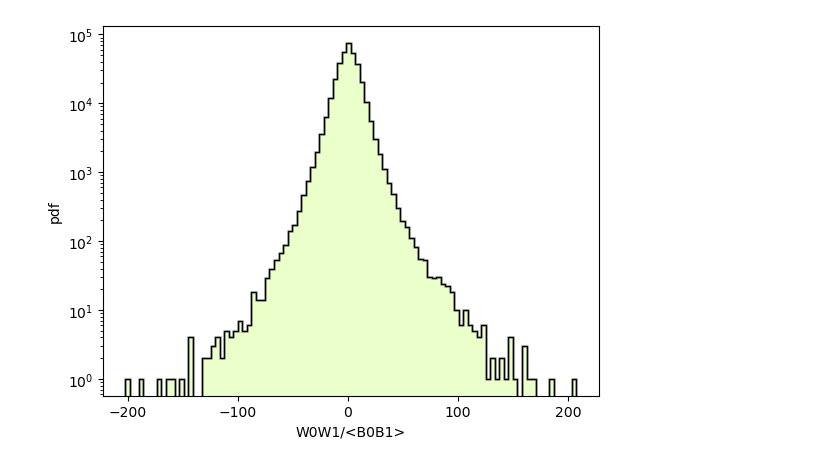
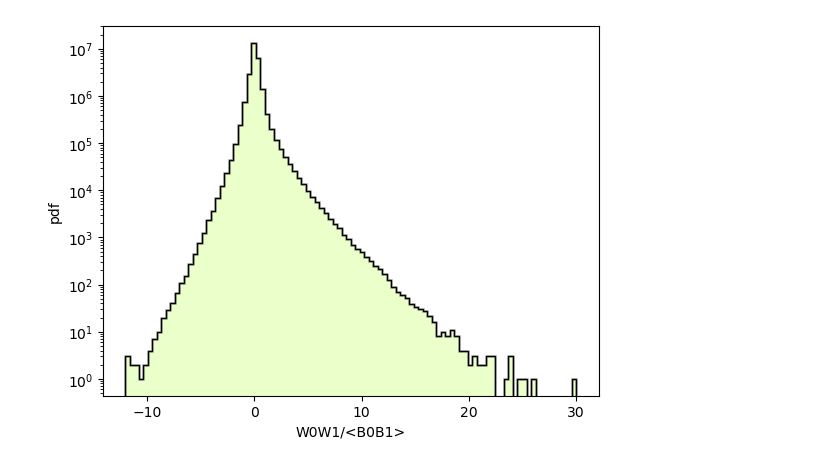
Before and after one commit to nhuja-m/divide_conker, a Jupyter notebook: plot.ipynb, the cells around one changed output. Saved outputs shown, nothing was run; the diff lists cells and outputs as text; code cells hidden in the pictures.

```diff
--- a/plot.ipynb
+++ b/plot.ipynb
@@ -14,16 +18,25 @@ def process_plain_grid(partitions):
   w0 = []
   b0 = []
 
+  hdul_data = fits.open("./data/{i}.fits".format(i=data_file))
+  hdul_randoms = fits.open("./data/{i}.fits".format(i=rand_file))
+  data = hdul_data[1].data.field(3)
+  randoms = hdul_randoms[1].data.field(3)
+
+  nD = np.sum(data)
+  nR = np.sum(randoms)
+
   for i in range(1,partitions+1):
-    hdul = fits.open("./grids/dr12S_data_ex_par/W_p{i}_of_7.fits".format(i=i))
+    hdul = fits.open("./grids/{h}_ex_par/W_p{i}_of_{m}.fits".format(h=data_file, i=i, m=partitions))
     data = hdul[1].data.field(0)
     w0 = np.concatenate((w0, data), axis=None)
 
   for i in range(1,partitions+1):
-    hdul = fits.open("./grids/dr12S_randoms_ex_par/B_p{i}_of_7.fits".format(i=i))
+    hdul = fits.open("./grids/{h}_ex_par/B_p{i}_of_{m}.fits".format(h=rand_file,i=i, m=partitions))
     data = hdul[1].data.field(0)
     b0 = np.concatenate((b0, data), axis=None)
 
+  b0 = b0*(nD/nR)
   return w0, b0
 # %%
 """
@@ -40,9 +53,10 @@ def process_all_w(partitions, sbins):
     oneBin = []
 
     for i in range(1,partitions+1):
-      hdul = fits.open("./grids/dr12S_data_ex_par/W_{k}_0_0_RE_p{i}_of_7.fits".format(k=s,i=i))
+      hdul = fits.open("./grids/{h}_ex_par/W_{k}_0_0_RE_p{i}_of_{m}.fits".format(h=data_file,k=s,i=i, m=partitions))
       data = hdul[1].data.field(0)
       oneBin = np.concatenate((oneBin, data), axis=None)
+
     w1Bins[this_sbin] = oneBin
 
   return w1Bins
@@ -55,16 +69,27 @@ def process_all_w(partitions, sbins):
 """
 
 def process_all_b(partitions, sbins):
+
+  # calculate normalizing coefficient
+  hdul_data = fits.open("./data/{i}.fits".format(i=data_file))
+  hdul_randoms = fits.open("./data/{i}.fits".format(i=rand_file))
+  data = hdul_data[1].data.field(3)
+  randoms = hdul_randoms[1].data.field(3)
+
+  nD = np.sum(data)
+  nR = np.sum(randoms)  # do this for B0 as well
+
   b1Bins = {}  # dict that stores info for all s bins
   for s in range(sbins+1) :
     this_sbin = "b1_s{s}".format(s=s)
     oneBin = []
 
     for i in range(1,partitions+1):
-      hdul = fits.open("./grids/dr12S_randoms_ex_par/B_{k}_0_0_RE_p{i}_of_7.fits".format(k=s,i=i))
+      hdul = fits.open("./grids/{h}_ex_par/B_{k}_0_0_RE_p{i}_of_{m}.fits".format(h=rand_file,k=s,i=i,m=partitions))
       data = hdul[1].data.field(0)
       oneBin = np.concatenate((oneBin, data), axis=None)
-    b1Bins[this_sbin] = oneBin
+
+    b1Bins[this_sbin] = oneBin*(nD/nR)
 
   return b1Bins
 # %%
@@ -81,7 +106,7 @@ def plot_hist(s_index, w0, b0, w1_dict, b1_dict):
     b1 = b1_dict[toPlot_b1]
 
     w0w1 = w0 * w1
-    b0b1 = b0 * b0
+    b0b1 = b0 * b1
     b0b1_mean = np.mean(b0b1)
 
     normalized = w0w1/b0b1_mean
@@ -93,10 +118,12 @@ def plot_hist(s_index, w0, b0, w1_dict, b1_dict):
     plt.ylabel("pdf")
     plt.show()
 # %%
-w0, b0 = process_plain_grid(7)
-w1_dict = process_all_w(7,21)
-b1_dict = process_all_b(7,21)
+w0, b0 = process_plain_grid(45)
+w1_dict = process_all_w(45,20)
+b1_dict = process_all_b(45,20)
 
-plot_hist(9, w0, b0, w1_dict, b1_dict)
+plot_hist(19, w0, b0, w1_dict, b1_dict)
+
+# TO DO: SAVE HISTOGRAM INFO
 # %% [output]
-[figure, old version]
+[figure, new version]
```
Also changed, not shown: parts of 2 cells of this notebook.
